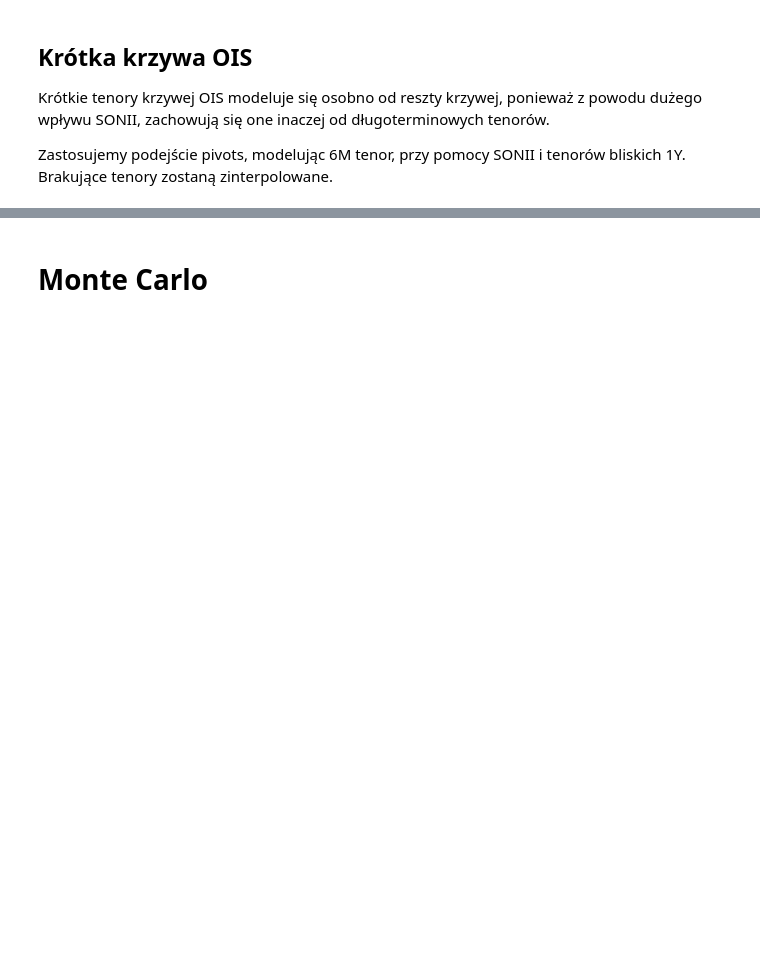
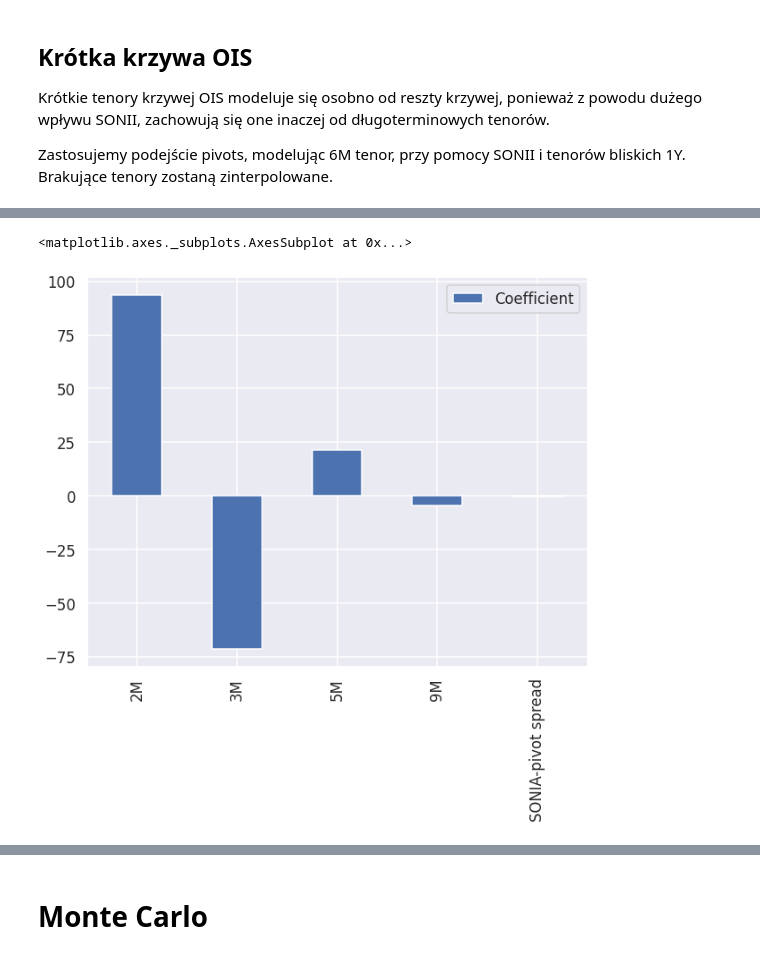
Before and after one commit to PiotMik/OIS_curve_modeling, a Jupyter notebook: OIS_Curve_modelling_3.ipynb, the cells around one changed output, grey strips where cells are left out. Cells and saved outputs as stored; diff of their text form; code cells hidden in the pictures; blank space fills up the shorter version.

```diff
--- a/OIS_Curve_modelling_3.ipynb
+++ b/OIS_Curve_modelling_3.ipynb
@@ -504,0 +505,5 @@ Val MSE: 0.08
+# %%
+short_term_model.coef_[np.abs(short_term_model.coef_.Coefficient) > 0.01].plot(kind='bar')
+# %% [output]
+<matplotlib.axes._subplots.AxesSubplot at 0x...>
+[figure, added]
```
Also changed, not shown: parts of 19 cells of this notebook.
